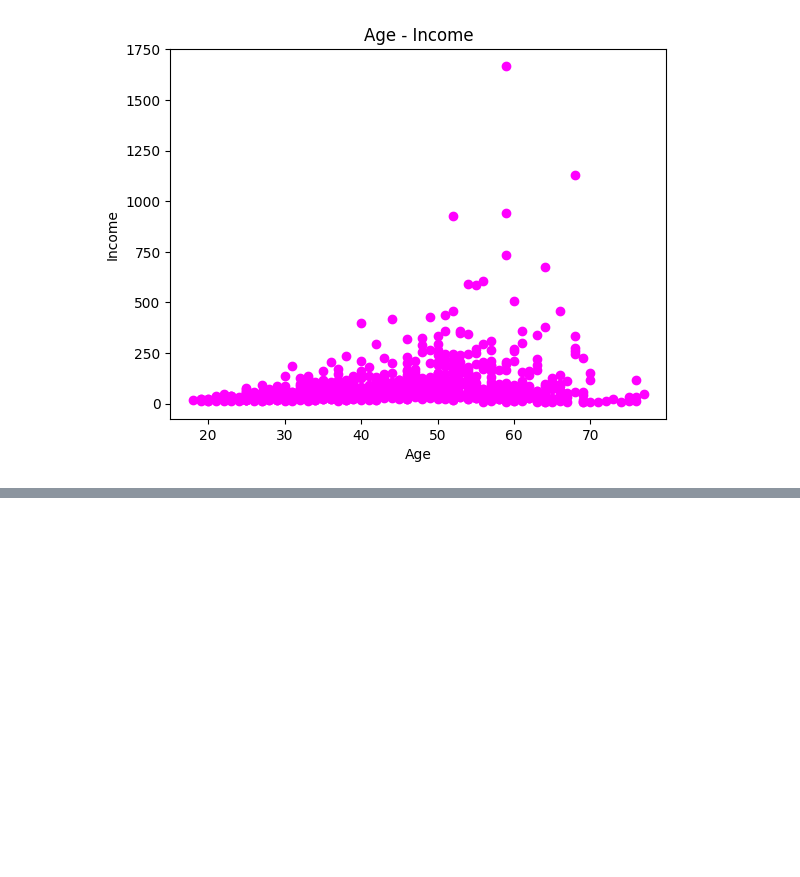
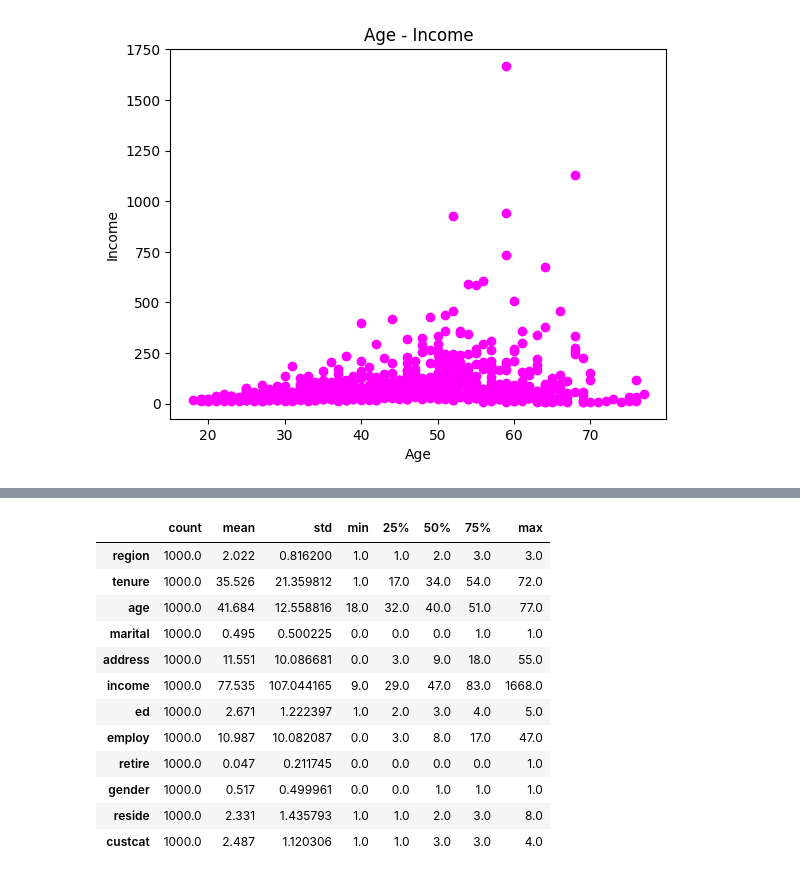
Before and after one commit to leylatulu/AdaLovelaceAcademy, a Jupyter notebook: Week-7/7-knn.ipynb, the cells around one changed output, grey strips where cells are left out. Drawn from its saved outputs; the diff is of its cells as text; code cells hidden in the pictures; blank space fills up the shorter version.

```diff
--- a/Week-7/7-knn.ipynb
+++ b/Week-7/7-knn.ipynb
@@ -54,0 +84,16 @@ plt.show()
+# %%
+df.describe().T
+# %% [output]
+|  | count | mean | std | min | 25% | 50% | 75% | max |
+| region | 1000.0 | 2.022 | 0.816200 | 1.0 | 1.0 | 2.0 | 3.0 | 3.0 |
+| tenure | 1000.0 | 35.526 | 21.359812 | 1.0 | 17.0 | 34.0 | 54.0 | 72.0 |
+| age | 1000.0 | 41.684 | 12.558816 | 18.0 | 32.0 | 40.0 | 51.0 | 77.0 |
+| marital | 1000.0 | 0.495 | 0.500225 | 0.0 | 0.0 | 0.0 | 1.0 | 1.0 |
+| address | 1000.0 | 11.551 | 10.086681 | 0.0 | 3.0 | 9.0 | 18.0 | 55.0 |
+| income | 1000.0 | 77.535 | 107.044165 | 9.0 | 29.0 | 47.0 | 83.0 | 1668.0 |
+| ed | 1000.0 | 2.671 | 1.222397 | 1.0 | 2.0 | 3.0 | 4.0 | 5.0 |
+| employ | 1000.0 | 10.987 | 10.082087 | 0.0 | 3.0 | 8.0 | 17.0 | 47.0 |
+| retire | 1000.0 | 0.047 | 0.211745 | 0.0 | 0.0 | 0.0 | 0.0 | 1.0 |
+| gender | 1000.0 | 0.517 | 0.499961 | 0.0 | 0.0 | 1.0 | 1.0 | 1.0 |
+| reside | 1000.0 | 2.331 | 1.435793 | 1.0 | 1.0 | 2.0 | 3.0 | 8.0 |
+| custcat | 1000.0 | 2.487 | 1.120306 | 1.0 | 1.0 | 3.0 | 3.0 | 4.0 |
```
Also changed, not shown: parts of 21 cells of this notebook.
